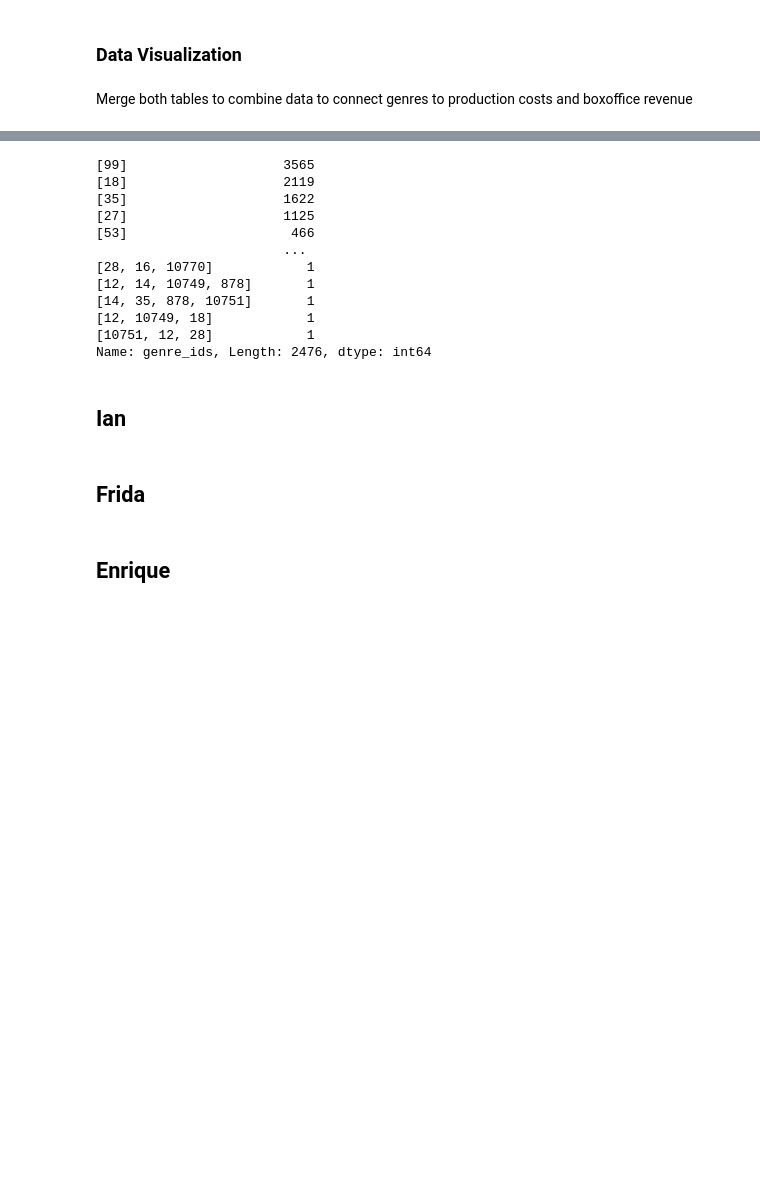
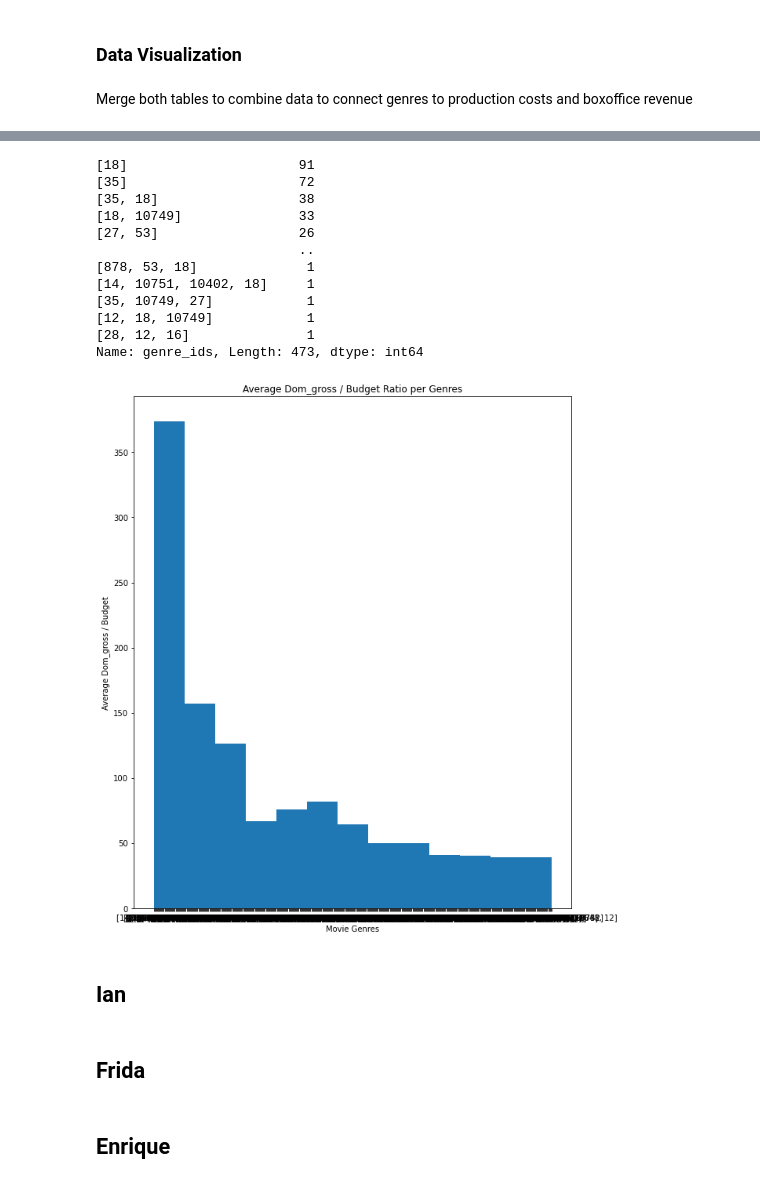
Before and after one commit to mfFrida/Capstone-Project-Semester-1, a Jupyter notebook: student.ipynb, the cells around one changed output, grey strips where cells are left out. Saved outputs shown, nothing was run; the diff lists cells and outputs as text; code cells hidden in the pictures; blank space fills up the shorter version.

Commit message:
Added new metrics, removed further outliers, and began visualizations

```diff
--- a/student.ipynb
+++ b/student.ipynb
@@ -105,6 +105,8 @@ tn_movie_db['worldwide_gross'] = tn_movie_db['worldwide_gross'].astype(float)
 #create metric ratios
 tn_movie_db['dom_gross / budget'] = tn_movie_db['domestic_gross'] / tn_movie_db['production_budget']
 tn_movie_db['ww_gross / budget'] = tn_movie_db['worldwide_gross'] / tn_movie_db['production_budget']
+tn_movie_db['dom_profit'] = tn_movie_db['domestic_gross'] - tn_movie_db['production_budget']
+tn_movie_db['profit'] = tn_movie_db['worldwide_gross'] - tn_movie_db['production_budget']
 
 tn_movie_db
 # %% [output]
@@ -181,8 +187,11 @@ tn_movie_db['title'].replace({'Star Wars: The Last Jedi' : 'Star Wars Ep. VIII:
 #merge databases
 movie_db = tmdb_movie_db.merge(tn_movie_db, how = 'left')
 
+
 #drop null values
-movie_db.dropna()
+movie_db = movie_db.dropna()
+
+movie_db
 # %% [output]
 |  | genre_ids | id | original_language | popularity | release_date | title | vote_average | vote_count | ... |
 | 0 | [12, 14, 10751] | 12444 | en | 33.533 | 2010-11-19 | Harry Potter and the Deathly Hall... | 7.7 | 10788 | ... |
@@ -217,38 +317,41 @@ import matplotlib.pyplot as plt
 #information regarding genres
 movie_db['genre_ids'].value_counts()
 # %% [output]
-[99]                    3565
-[18]                    2119
-[35]                    1622
-[27]                    1125
-[53]                     466
-                        ...
-[28, 16, 10770]            1
-[12, 14, 10749, 878]       1
-[14, 35, 878, 10751]       1
-[12, 10749, 18]            1
-[10751, 12, 28]            1
-Name: genre_ids, Length: 2476, dtype: int64
+[18]                      91
+[35]                      72
+[35, 18]                  38
+[18, 10749]               33
+[27, 53]                  26
+                          ..
+[878, 53, 18]              1
+[14, 10751, 10402, 18]     1
+[35, 10749, 27]            1
+[12, 18, 10749]            1
+[28, 12, 16]               1
+Name: genre_ids, Length: 473, dtype: int64
 # %%
-fig, ax = plt.subplots(figsize=(12, 10))
+fig, ax = plt.subplots(figsize=(10, 12))
 
-ax.bar(movie_db['dom_gross / budget'].mean(), 10, tick_label = movie_db['genre_ids'])
+#ax.hist(movie_db['dom_gross / budget'].mean(), 10, tick_label = movie_db['genre_ids'])
+ax.hist(movie_db['genre_ids'], bins='auto')
 
 ax.set_title('Average Dom_gross / Budget Ratio per Genres')
 ax.set_ylabel('Average Dom_gross / Budget')
 ax.set_xlabel('Movie Genres');
 
 
 
 #x = movie_db['genre_ids']
 
 #y = movie_db['dom_gross / budget'].mean()
 
 #plt.hist(x, bins = 1000, edgecolor='black', color='#00C8AD')
 #plt.xlabel('Movie Genres')
 #plt.ylabel('Average Dom_gross / Budget')
 #plt.title('Average Dom_gross / Budget Ratio per Genres')
 #plt.show()
+# %% [output]
+[figure, added]
 # %%
 x = movie_db['genre_ids']
 
```
Also changed, not shown: parts of 13 cells of this notebook.
